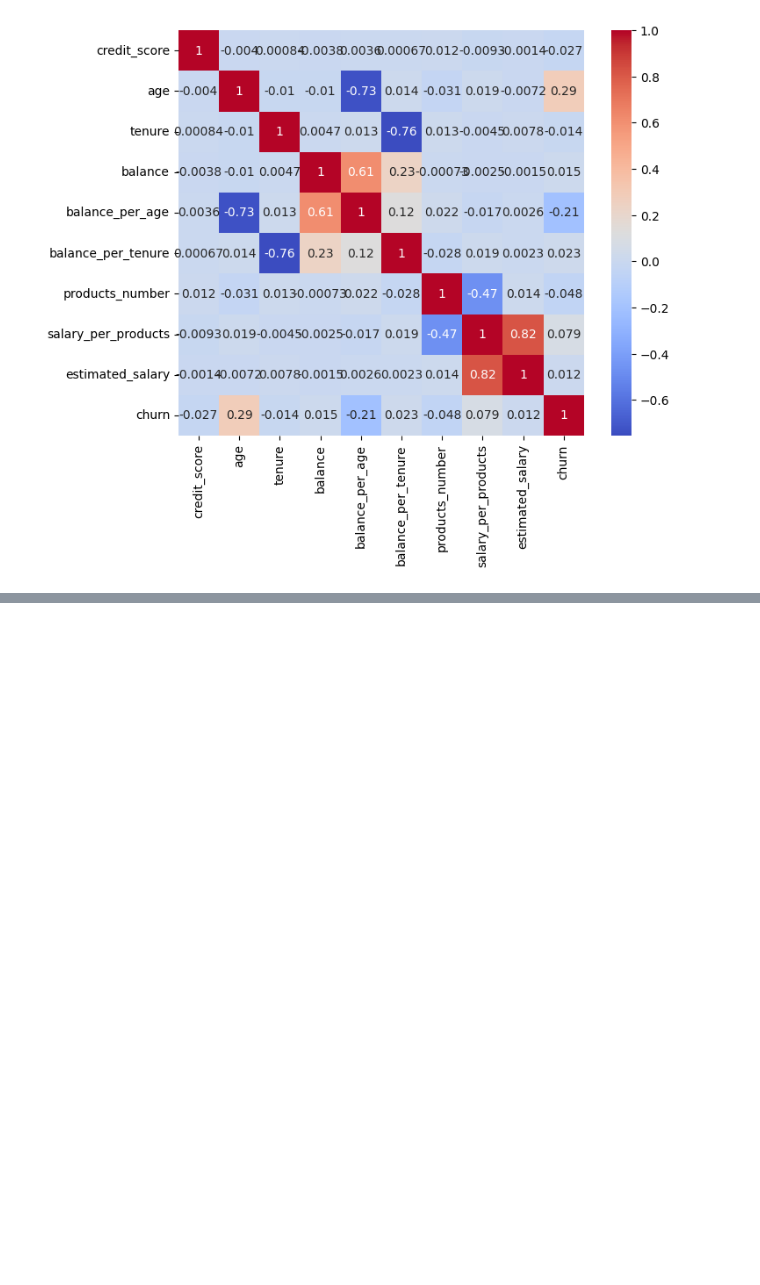
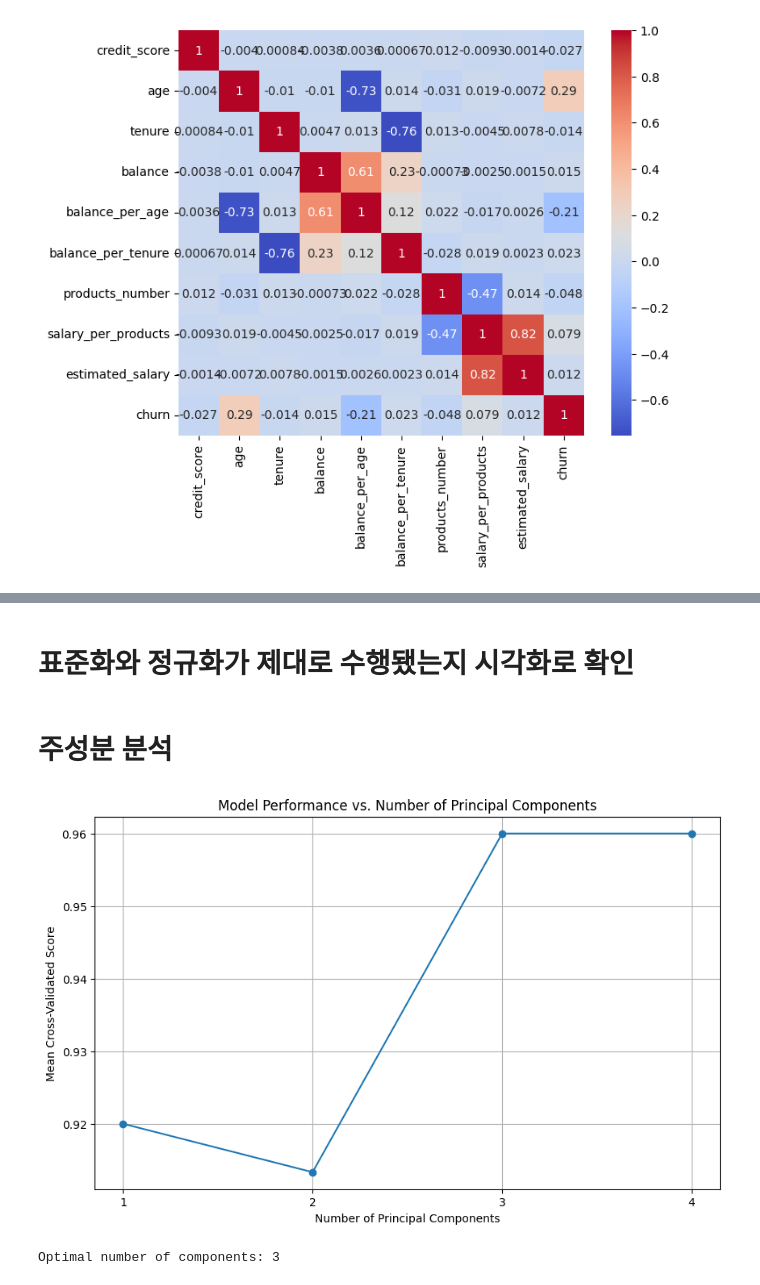
Before and after one commit to coconutkim/project_churn, a Jupyter notebook: real6.ipynb, the cells around one changed output, grey strips where cells are left out. Drawn from its saved outputs; the diff is of its cells as text; code cells hidden in the pictures; blank space fills up the shorter version.

```diff
--- a/real6.ipynb
+++ b/real6.ipynb
@@ -192,0 +456,4 @@ df
+# %% [markdown]
+# 표준화와 정규화가 제대로 수행됐는지 시각화로 확인
+# %% [markdown]
+# 주성분 분석
@@ -192,0 +475,49 @@ df
+# %%
+import numpy as np
+import pandas as pd
+import matplotlib.pyplot as plt
+from sklearn.decomposition import PCA
+from sklearn.linear_model import LogisticRegression
+from sklearn.model_selection import cross_val_score
+from sklearn.preprocessing import StandardScaler
+from sklearn.datasets import load_iris
+
+# 예제 데이터 로드
+data = load_iris()
+X = data.data
+y = data.target
+
+# 데이터 표준화
+scaler = StandardScaler()
+X_scaled = scaler.fit_transform(X)
+
+# 주성분 개수 범위 설정
+n_components_range = range(1, X.shape[1] + 1)
+mean_cv_scores = []
+
+# 주성분 개수에 따라 PCA 적용 및 교차 검증 수행
+for n_components in n_components_range:
+    pca = PCA(n_components=n_components)
+    X_pca = pca.fit_transform(X_scaled)
+
+    # 로지스틱 회귀 모델 및 교차 검증
+    model = LogisticRegression(max_iter=200)
+    cv_scores = cross_val_score(model, X_pca, y, cv=5)  # 5-fold 교차 검증
+    mean_cv_scores.append(np.mean(cv_scores))
+
+# 결과 시각화
+plt.figure(figsize=(10, 6))
+plt.plot(n_components_range, mean_cv_scores, marker='o')
+plt.title('Model Performance vs. Number of Principal Components')
+plt.xlabel('Number of Principal Components')
+plt.ylabel('Mean Cross-Validated Score')
+plt.xticks(n_components_range)
+plt.grid(True)
+plt.show()
+
+# 최적의 주성분 개수 출력
+optimal_n_components = n_components_range[np.argmax(mean_cv_scores)]
+print(f'Optimal number of components: {optimal_n_components}')
+# %% [output]
+[figure, added]
+Optimal number of components: 3
```
Also changed, not shown: parts of 37 cells of this notebook, 6 other files.
